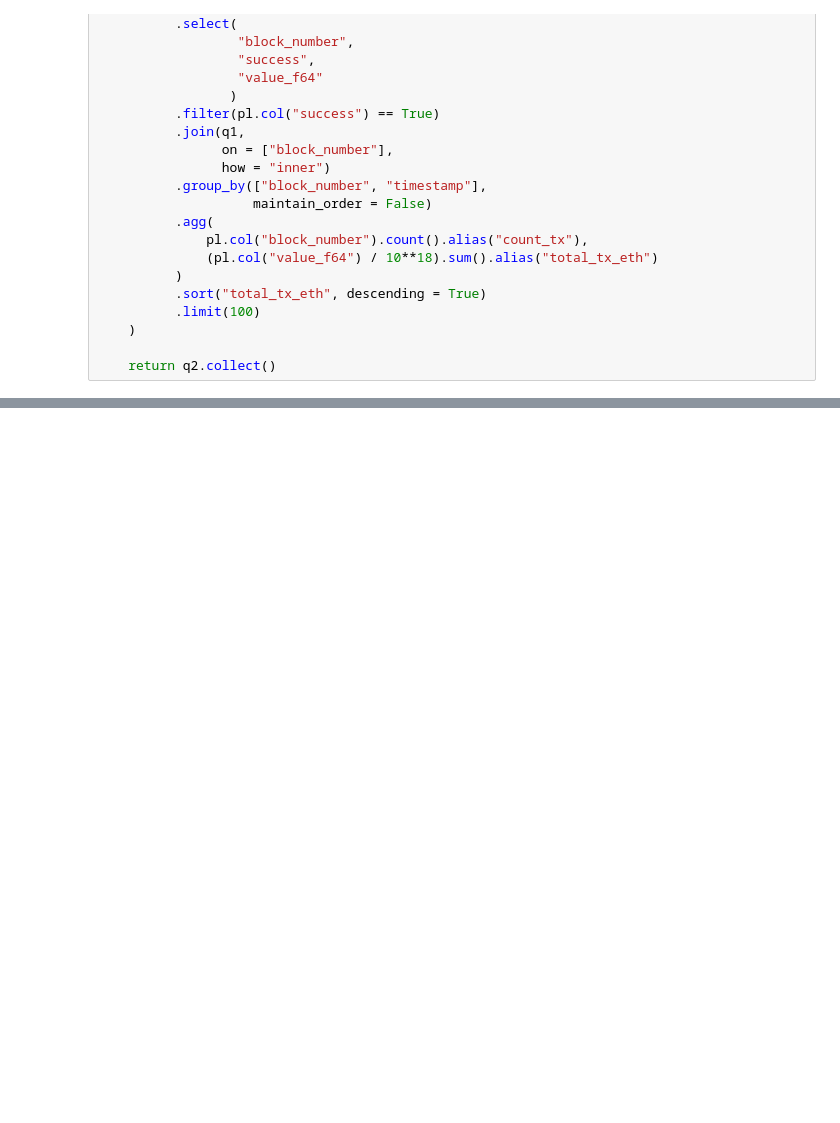
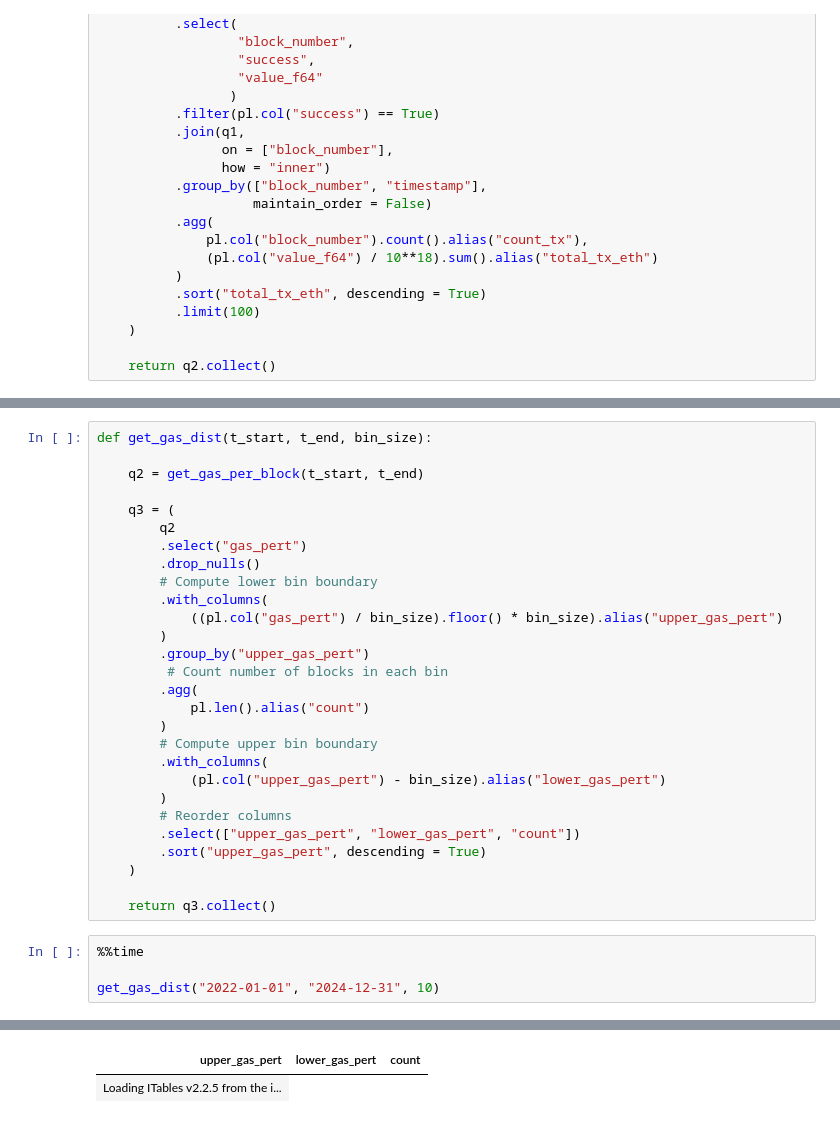
Before and after one commit to vnegi10/ETH_blockchain_data_analysis, a Jupyter notebook: Polars_query.ipynb, the cells around one changed output, grey strips where cells are left out. Cells and saved outputs as stored; diff of their text form; blank space fills up the shorter version.

```diff
--- a/Polars_query.ipynb
+++ b/Polars_query.ipynb
@@ -285,0 +349,33 @@ Wall time: 1.13 s
+# %%
+def get_gas_dist(t_start, t_end, bin_size):
+
+    q2 = get_gas_per_block(t_start, t_end)
+
+    q3 = (
+        q2
+        .select("gas_pert")
+        .drop_nulls()
+        # Compute lower bin boundary
+        .with_columns(
+            ((pl.col("gas_pert") / bin_size).floor() * bin_size).alias("upper_gas_pert")
+        )
+        .group_by("upper_gas_pert")
+         # Count number of blocks in each bin
+        .agg(
+            pl.len().alias("count")
+        )
+        # Compute upper bin boundary
+        .with_columns(
+            (pl.col("upper_gas_pert") - bin_size).alias("lower_gas_pert")
+        )
+        # Reorder columns
+        .select(["upper_gas_pert", "lower_gas_pert", "count"])
+        .sort("upper_gas_pert", descending = True)
+    )
+
+    return q3.collect()
+# %%
+%%time
+
+get_gas_dist("2022-01-01", "2024-12-31", 10)
+# %% [output]
@@ -285,0 +384,2 @@ Wall time: 1.13 s
+| upper_gas_pert | lower_gas_pert | count |
+| Loading ITables v2.2.5 from the i... |
```
Also changed, not shown: parts of 10 cells of this notebook.
